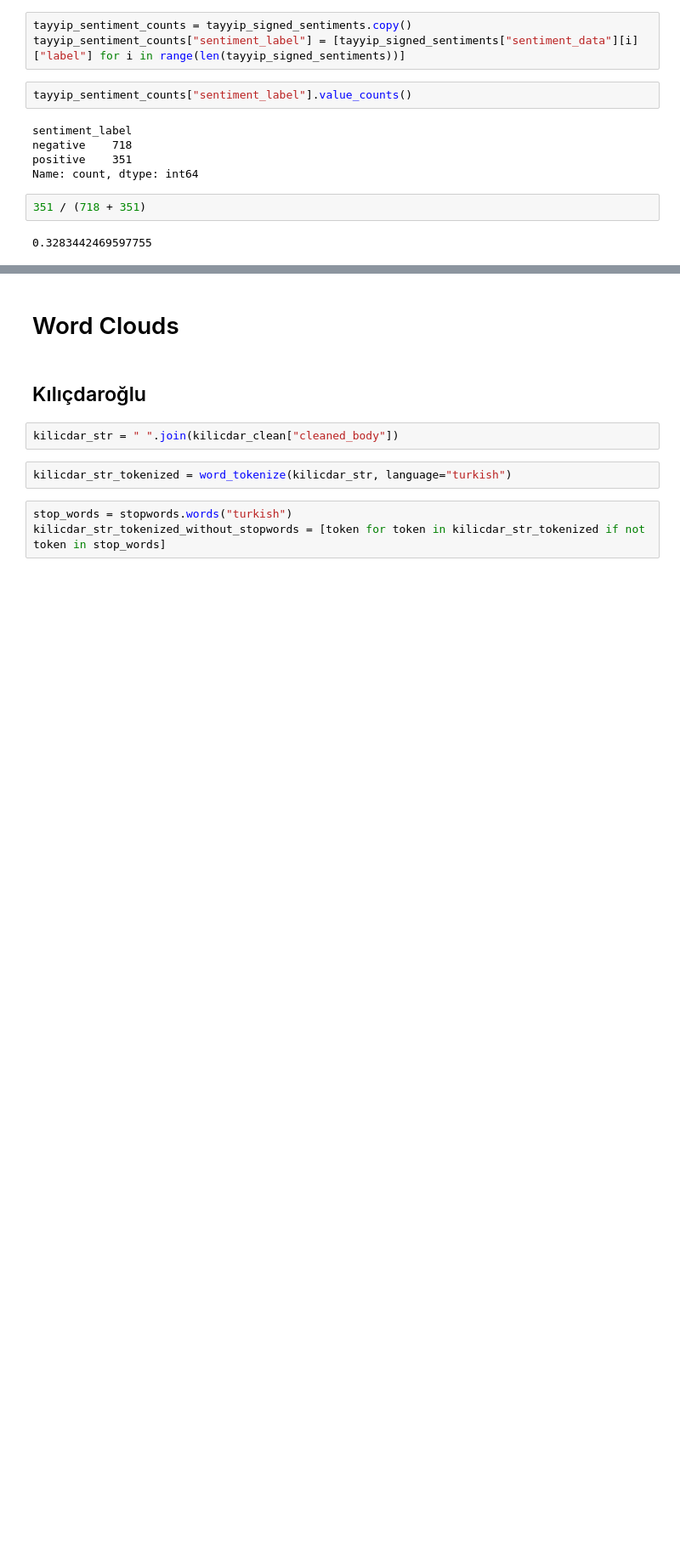
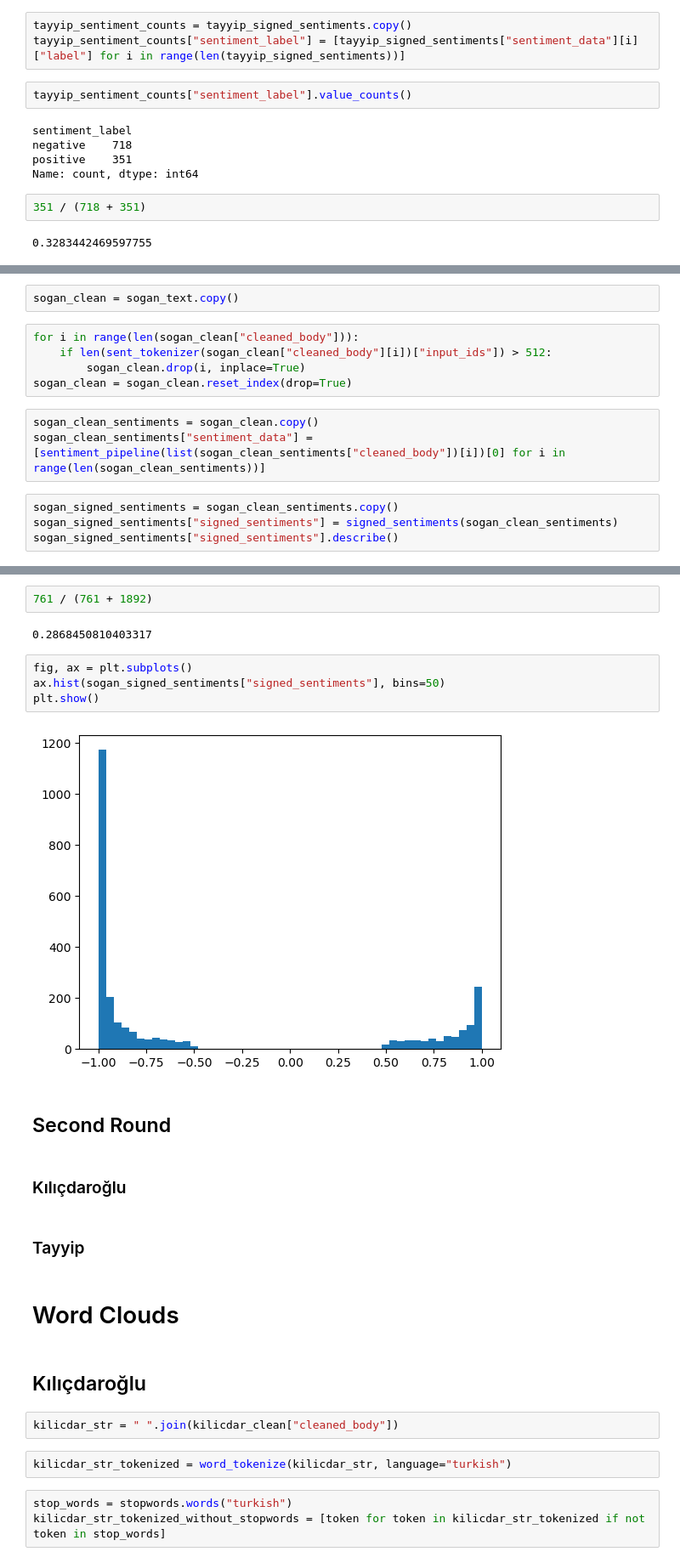
Before and after one commit to beratcabuk/secim2023, a Jupyter notebook: election_BERTurk_eksisozluk.ipynb, the cells around one changed output, grey strips where cells are left out. Shown: that part at 85% size. Cells and saved outputs as stored; diff of their text form; blank space fills up the shorter version.

```diff
--- a/election_BERTurk_eksisozluk.ipynb
+++ b/election_BERTurk_eksisozluk.ipynb
@@ -208,0 +287,14 @@ Name: count, dtype: int64
+# %%
+sogan_clean = sogan_text.copy()
+# %%
+for i in range(len(sogan_clean["cleaned_body"])):
+    if len(sent_tokenizer(sogan_clean["cleaned_body"][i])["input_ids"]) > 512:
+        sogan_clean.drop(i, inplace=True)
+sogan_clean = sogan_clean.reset_index(drop=True)
+# %%
+sogan_clean_sentiments = sogan_clean.copy()
+sogan_clean_sentiments["sentiment_data"] = [sentiment_pipeline(list(sogan_clean_sentiments["cleaned_body"])[i])[0] for i in range(len(sogan_clean_sentiments))]
+# %%
+sogan_signed_sentiments = sogan_clean_sentiments.copy()
+sogan_signed_sentiments["signed_sentiments"] = signed_sentiments(sogan_clean_sentiments)
+sogan_signed_sentiments["signed_sentiments"].describe()
@@ -209,3 +321,19 @@ Name: count, dtype: int64
+# %%
+761 / (761 + 1892)
+# %% [output]
+0.2868450810403317
+# %%
+fig, ax = plt.subplots()
+ax.hist(sogan_signed_sentiments["signed_sentiments"], bins=50)
+plt.show()
+# %% [output]
+[figure, added]
+# %% [markdown]
+## Second Round
+# %% [markdown]
+### Kılıçdaroğlu
+# %% [markdown]
+### Tayyip
 # %% [markdown]
 # Word Clouds
 # %% [markdown]
```
Also changed, not shown: parts of 26 cells of this notebook, 2 other files.
